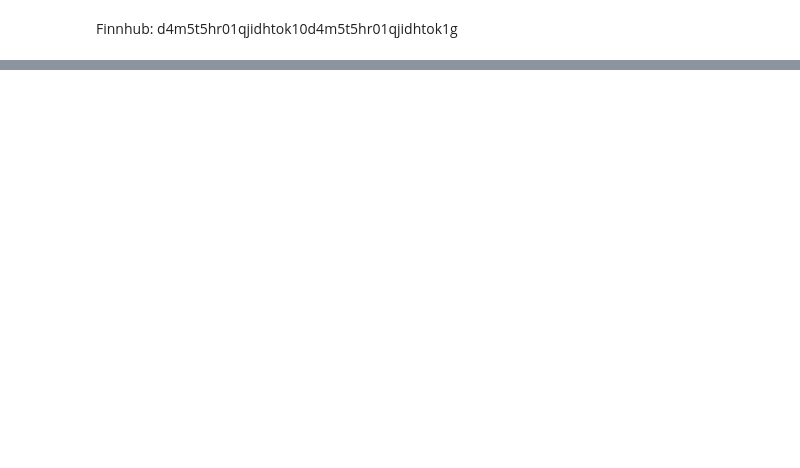
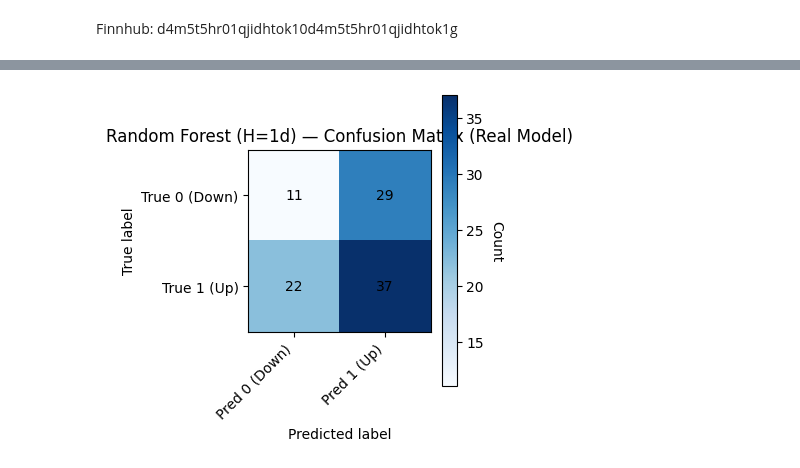
Before and after one commit to Rqkko/sentiment-stock-predictor, a Jupyter notebook: notebooks/finAI_latest.ipynb, the cells around one changed output, grey strips where cells are left out. Drawn from its saved outputs; the diff is of its cells as text; code cells hidden in the pictures; blank space fills up the shorter version.

Commit message:
evaluation (heatmap + lr vs rf comparison

```diff
--- a/notebooks/finAI_latest.ipynb
+++ b/notebooks/finAI_latest.ipynb
@@ -26,7 +18,7 @@ SYMBOL = "NVDA"
 CUTOVER_DATE = datetime(2024, 8, 28).date()  # use Finnhub on or after
 YEAR_START = "2023-07-01"
 YEAR_END = "2025-08-01"
-LAG_DAYS = [1, 3, 7, 14]
+LAG_DAYS = [0, 1, 3, 7, 14]
 OUT_DIR = "./outputs"
 os.makedirs(OUT_DIR, exist_ok=True)
 DEVICE = torch.device("cuda" if torch.cuda.is_available() else "cpu")
@@ -643,12 +649,0 @@ Columns: ['Open', 'High', 'Low', 'close', 'Volume', 'ret_1d', 'ret_5d', 'ret_10d
-# %%
-# ================================
-# 8b) Simple binary labels (no neutral band)
-# ================================
-
-# 1-day ahead binary label: 1 if next-day return > 0, else 0
-feat["y_bin"] = (feat["label_ret_1d"] > 0).astype(int)
-
-print("Binary 1-day label created: y_bin")
-print(feat["y_bin"].value_counts())
-print("\nClass distribution (%):")
-print(feat["y_bin"].value_counts(normalize=True).round(3))
@@ -897,0 +1126,47 @@ Cumulative buy-and-hold over same period: 57.59%
+# %%
+# ================================
+# Confusion matrix heatmap — Random Forest (H=1d, real model)
+# ================================
+import numpy as np
+import matplotlib.pyplot as plt
+from sklearn.metrics import confusion_matrix
+
+# Use real test labels and RF predictions
+y_true_real = y_test
+y_pred_real = y_pred_rf
+
+cm = confusion_matrix(y_true_real, y_pred_real)
+
+fig, ax = plt.subplots(figsize=(4, 4))
+im = ax.imshow(cm, cmap="Blues")
+
+# Add colorbar
+cbar = ax.figure.colorbar(im, ax=ax)
+cbar.ax.set_ylabel("Count", rotation=-90, va="bottom")
+
+# Show numbers in each cell
+for i in range(cm.shape[0]):
+    for j in range(cm.shape[1]):
+        ax.text(
+            j,
+            i,
+            cm[i, j],
+            ha="center",
+            va="center",
+            color="black",
+            fontsize=10,
+        )
+
+ax.set_xticks([0, 1])
+ax.set_yticks([0, 1])
+ax.set_xticklabels(["Pred 0 (Down)", "Pred 1 (Up)"], rotation=45, ha="right")
+ax.set_yticklabels(["True 0 (Down)", "True 1 (Up)"])
+
+ax.set_title("Random Forest (H=1d) — Confusion Matrix (Real Model)")
+ax.set_xlabel("Predicted label")
+ax.set_ylabel("True label")
+
+plt.tight_layout()
+plt.show()
+# %% [output]
+[figure, added]
```
Also changed, not shown: parts of 24 cells of this notebook, 2 other files.
